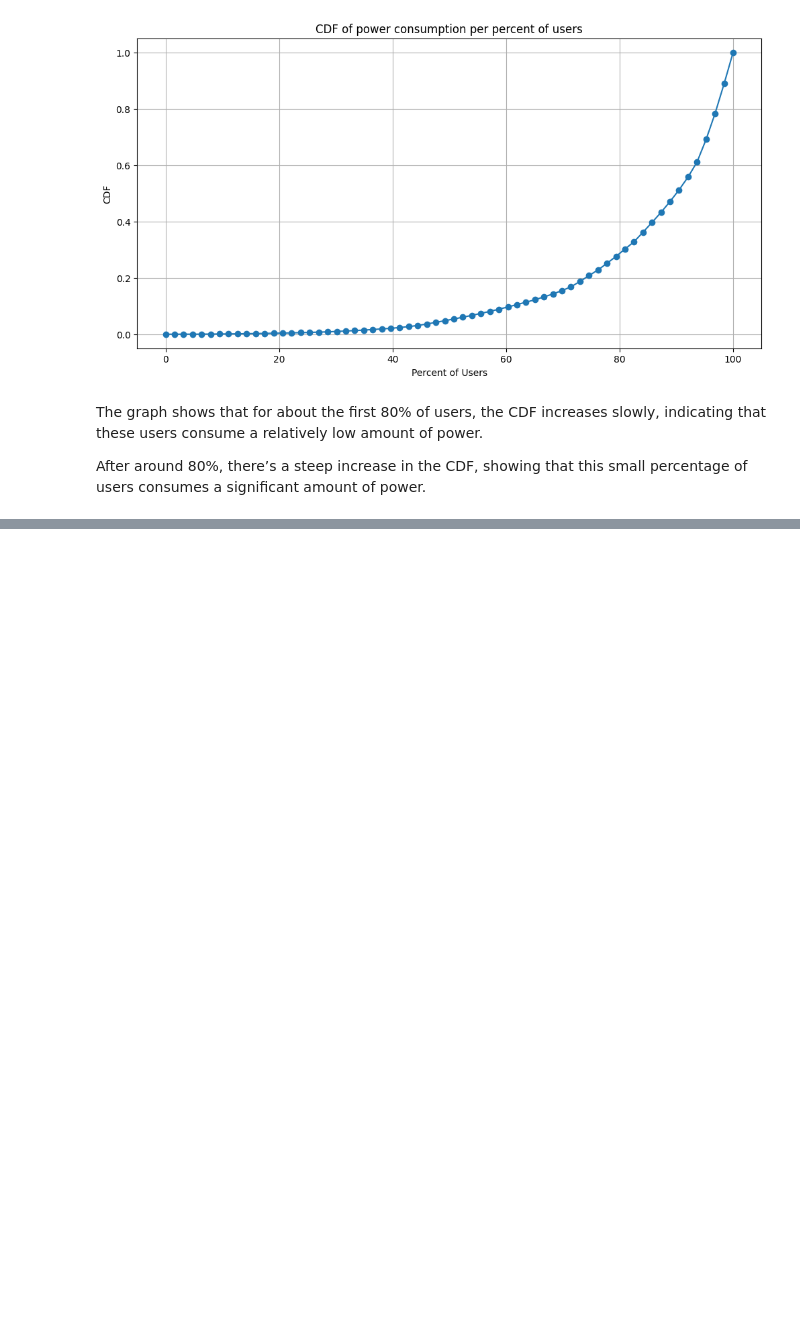
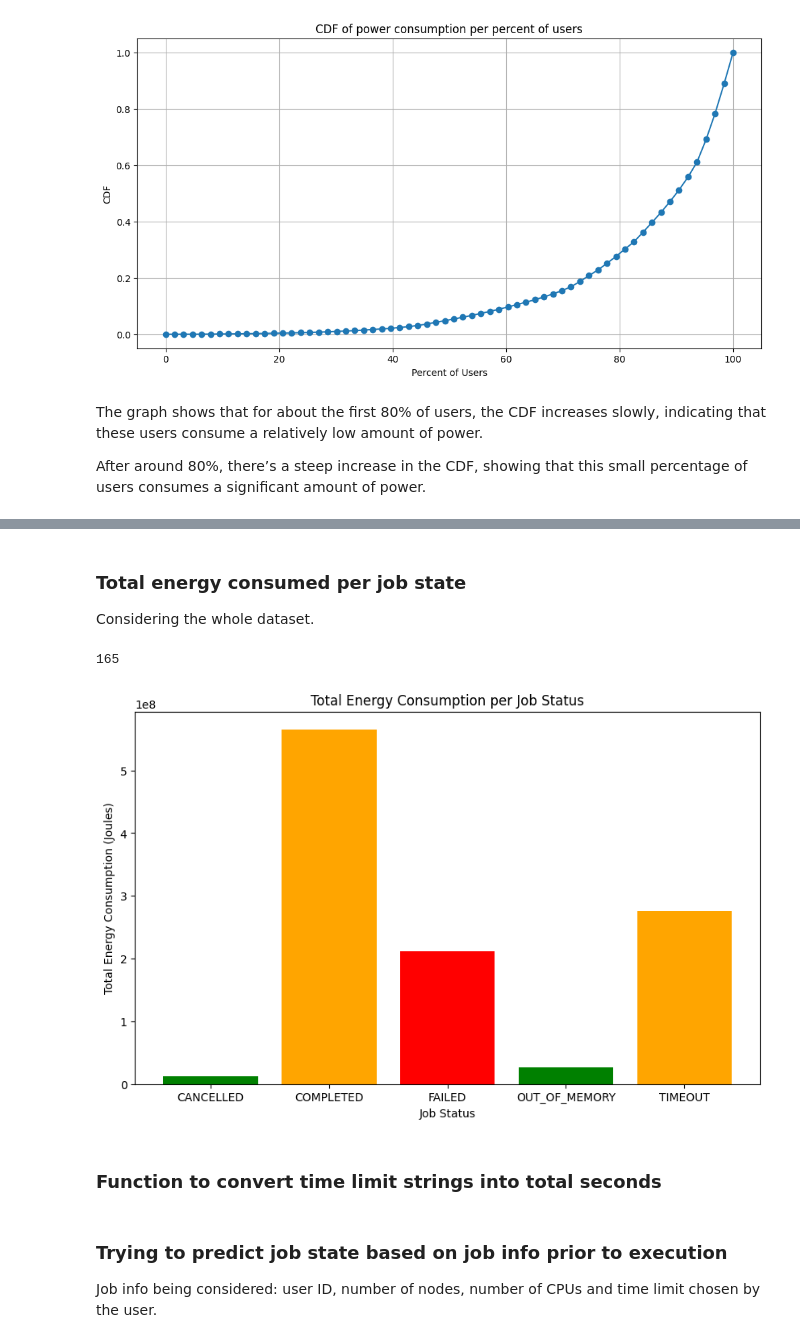
Before and after one commit to Marthyna/hpc-energy-consumption-profiling, a Jupyter notebook: notes/experiments.ipynb, the cells around one changed output, grey strips where cells are left out. Drawn from its saved outputs; the diff is of its cells as text; code cells hidden in the pictures; blank space fills up the shorter version.

```diff
--- a/notes/experiments.ipynb
+++ b/notes/experiments.ipynb
@@ -391,0 +465,16 @@ After around 80%, there’s a steep increase in the CDF, showing that this small
+# %% [markdown]
+### Total energy consumed per job state
+Considering the whole dataset.
+# %%
+energy_consumption_per_status = energy_consumption_per_jobs.groupby('job_state')['total_energy_consumed_by_job'].sum().reset_index()
+plt.figure(figsize=(10, 6))
+plt.bar(energy_consumption_per_status['job_state'], energy_consumption_per_status['total_energy_consumed_by_job'], color=['green', 'orange', 'red'])
+plt.title('Total Energy Consumption per Job Status')
+plt.xlabel('Job Status')
+plt.ylabel('Total Energy Consumption (Joules)')
+plt.show()
+# %% [output]
+165
+[figure, added]
+# %% [markdown]
+### Function to convert time limit strings into total seconds
@@ -391,0 +496,3 @@ After around 80%, there’s a steep increase in the CDF, showing that this small
+# %% [markdown]
+### Trying to predict job state based on job info prior to execution
+Job info being considered: user ID, number of nodes, number of CPUs and time limit chosen by the user.
```
Also changed, not shown: parts of 31 cells of this notebook, 1 other file.
